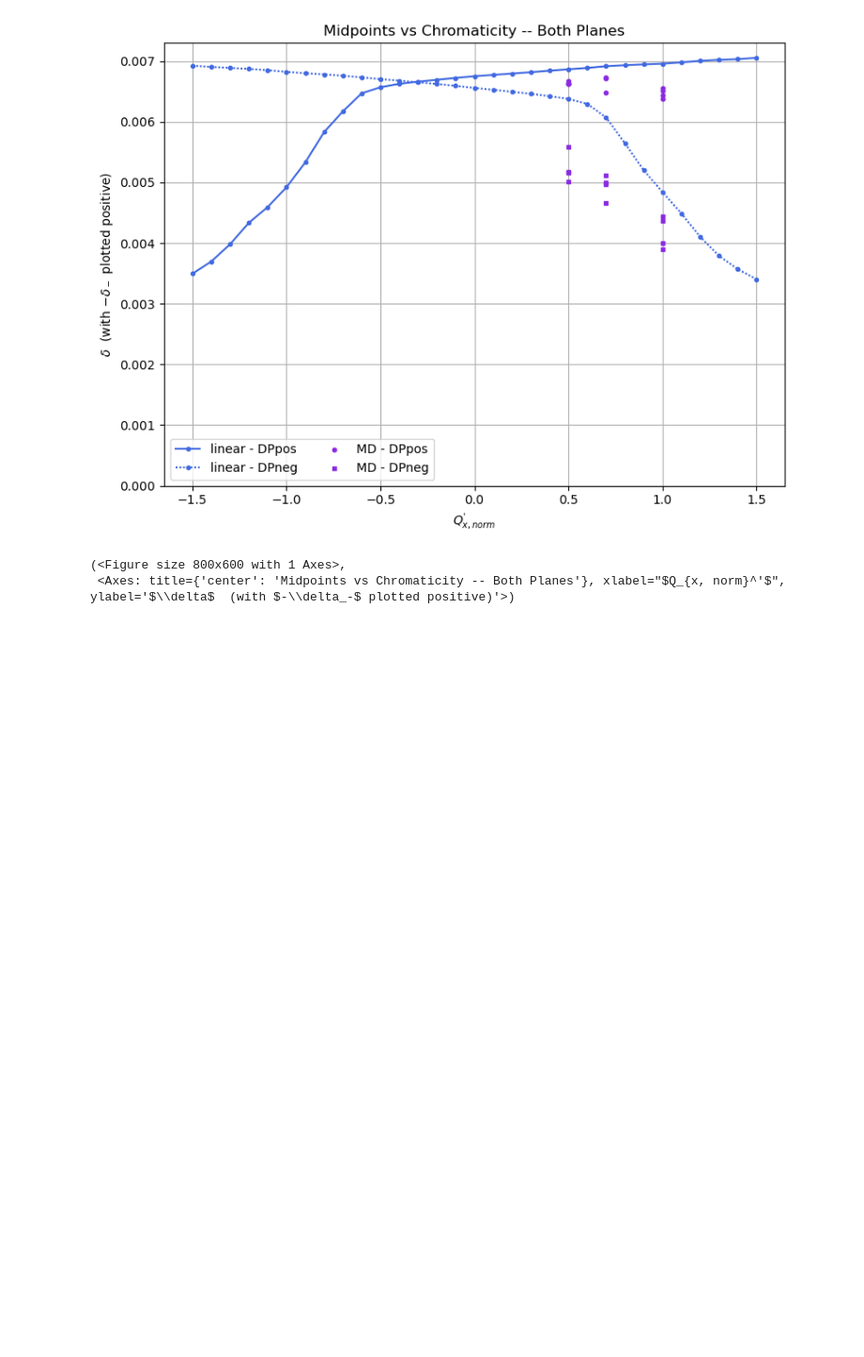
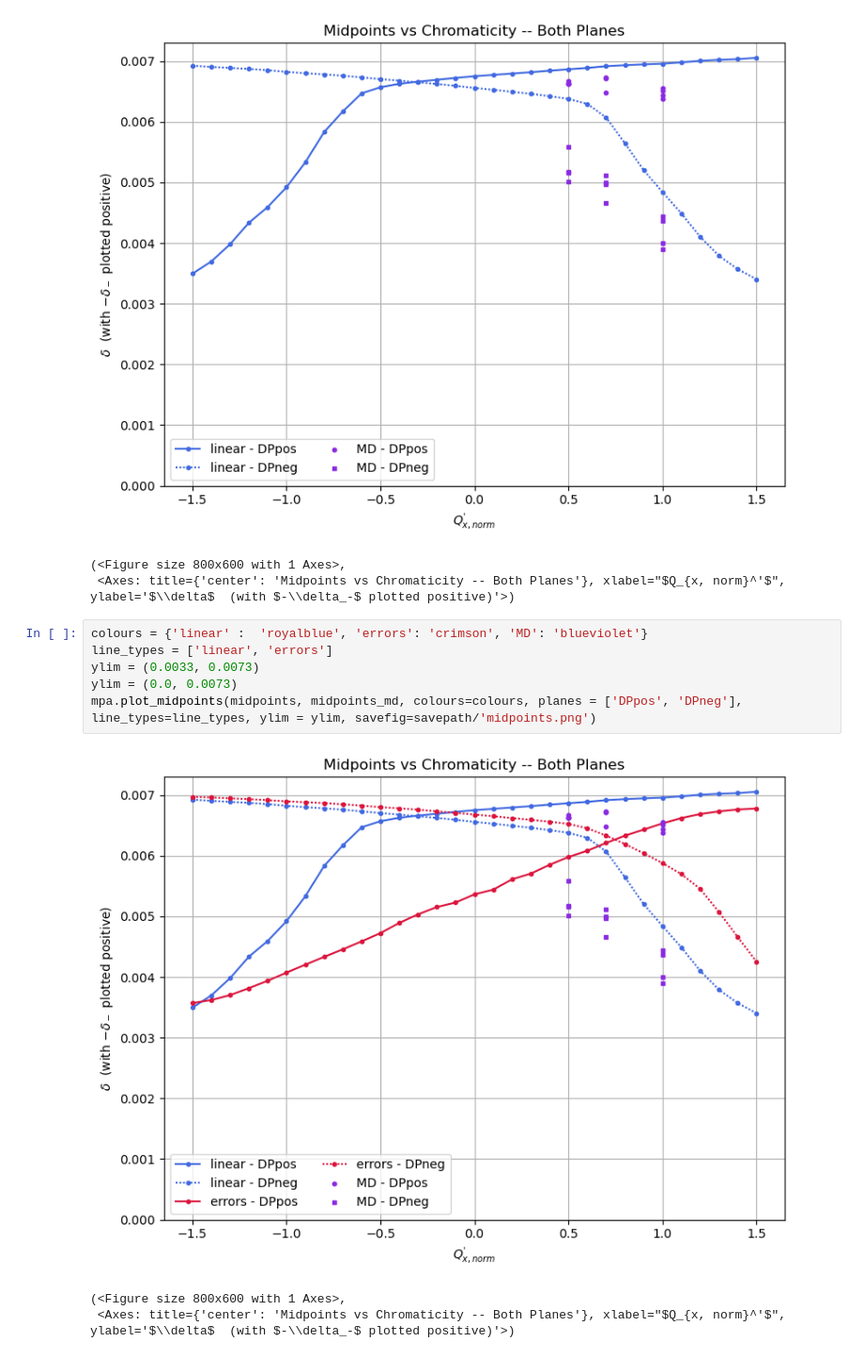
Before and after one commit to lisepauwels/sps_simulations, a Jupyter notebook: Studies/MomentumAcceptance/HelperFunctions/test.ipynb, the cells around one changed output. Shown at 94% size. Drawn from its saved outputs; the diff is of its cells as text; blank space fills up the shorter version.

```diff
--- a/Studies/MomentumAcceptance/HelperFunctions/test.ipynb
+++ b/Studies/MomentumAcceptance/HelperFunctions/test.ipynb
@@ -92,3 +92,13 @@ mpa.plot_midpoints(midpoints, midpoints_md, colours=colours, planes = ['DPpos',
 [figure]
 (<Figure size 800x600 with 1 Axes>,
  <Axes: title={'center': 'Midpoints vs Chromaticity -- Both Planes'}, xlabel="$Q_{x, norm}^'$", ylabel='$\\delta$  (with $-\\delta_-$ plotted positive)'>)
+# %%
+colours = {'linear' :  'royalblue', 'errors': 'crimson', 'MD': 'blueviolet'}
+line_types = ['linear', 'errors']
+ylim = (0.0033, 0.0073)
+ylim = (0.0, 0.0073)
+mpa.plot_midpoints(midpoints, midpoints_md, colours=colours, planes = ['DPpos', 'DPneg'], line_types=line_types, ylim = ylim, savefig=savepath/'midpoints.png')
+# %% [output]
+[figure, added]
+(<Figure size 800x600 with 1 Axes>,
+ <Axes: title={'center': 'Midpoints vs Chromaticity -- Both Planes'}, xlabel="$Q_{x, norm}^'$", ylabel='$\\delta$  (with $-\\delta_-$ plotted positive)'>)
```
Also changed, not shown: 1 other file.
